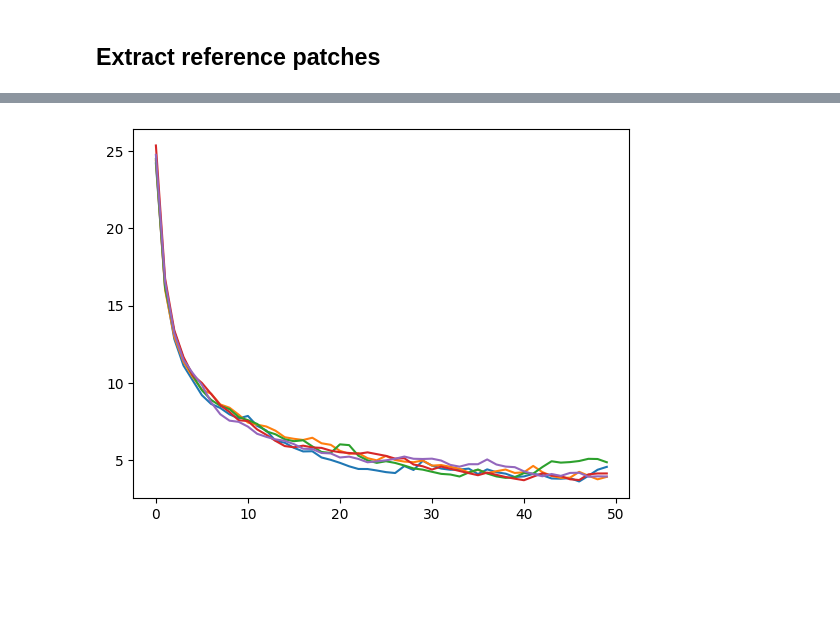
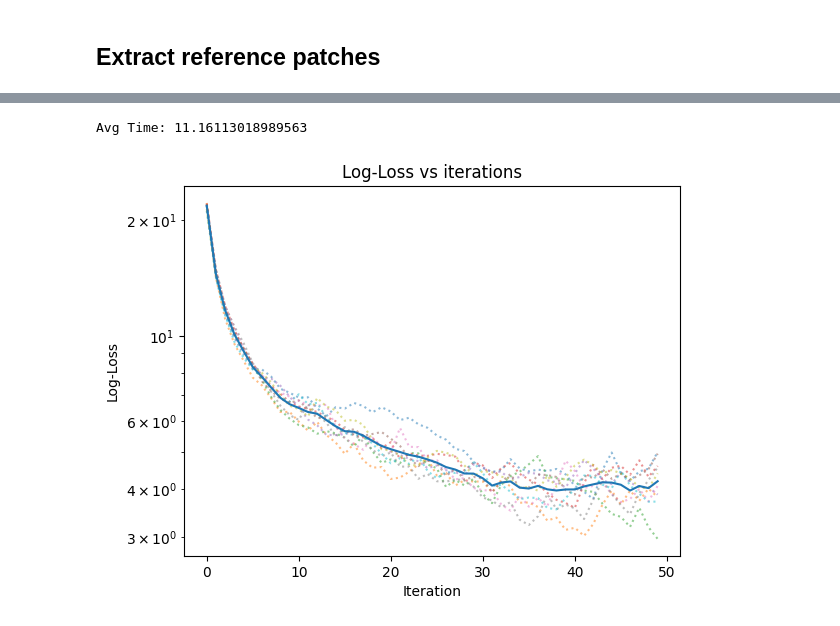
Before and after one commit to qrqgonrqge/parallel-k-SVD, a Jupyter notebook: Serial Baseline.ipynb, the cells around one changed output, grey strips where cells are left out. Cells and saved outputs as stored; diff of their text form; code cells hidden in the pictures; blank space fills up the shorter version.

Commit message:
Cleaned up KSVD logging. Plots now show log-loss instead of loss. Finished implementing the denoising example from scikit-learn.

```diff
--- a/Serial Baseline.ipynb
+++ b/Serial Baseline.ipynb
@@ -121,2 +135,12 @@ def kSVD(Y, T_0, k, num_iter, track_loss = True, debug = False):
 
     return D, loss
+# %%
+def plot_log_loss(loss, linestyle='-', alpha = 1):
+    plt.semilogy(loss, linestyle=linestyle, alpha = alpha)
+    plt.title('Log-Loss vs iterations')
+    plt.xlabel('Iteration')
+    plt.ylabel('Log-Loss')
+    # plt.show()
+# %%
+D, loss = kSVD(data[:200], 5, 200, 25, verbose=1)
+plot_log_loss(loss)
@@ -123,7 +166,18 @@ def kSVD(Y, T_0, k, num_iter, track_loss = True, debug = False):
 # %%
-for i in range(5):
-    D, loss = kSVD(data[:250], 5, 250, 50, debug=False)
-    plt.plot(loss)
+avg_loss = 0
+runs = 10
+avg_time = 0
+for i in range(runs):
+    t0 = time()
+    D, loss = kSVD(data[:200], 5, 200, 50, verbose=0)
+    avg_time += ((time() - t0) - avg_time) / (i+1)
+    # plt.plot(np.log10(loss))
+    plot_log_loss(loss, linestyle=':', alpha = .5)
+    avg_loss += (loss - avg_loss) / (i+1)
+
+print(f'Avg Time: {avg_time}')
+plot_log_loss(avg_loss)
 plt.show()
 # %% [output]
+Avg Time: 11.16113018989563
-[figure, old version]
+[figure, new version]
```
Also changed, not shown: parts of 11 cells of this notebook.
